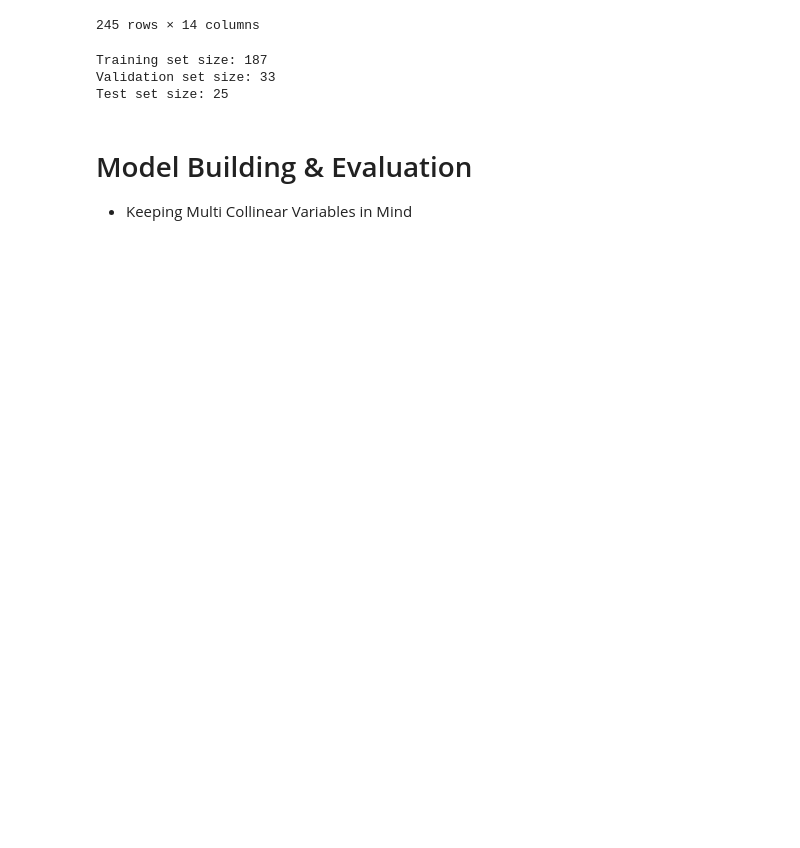
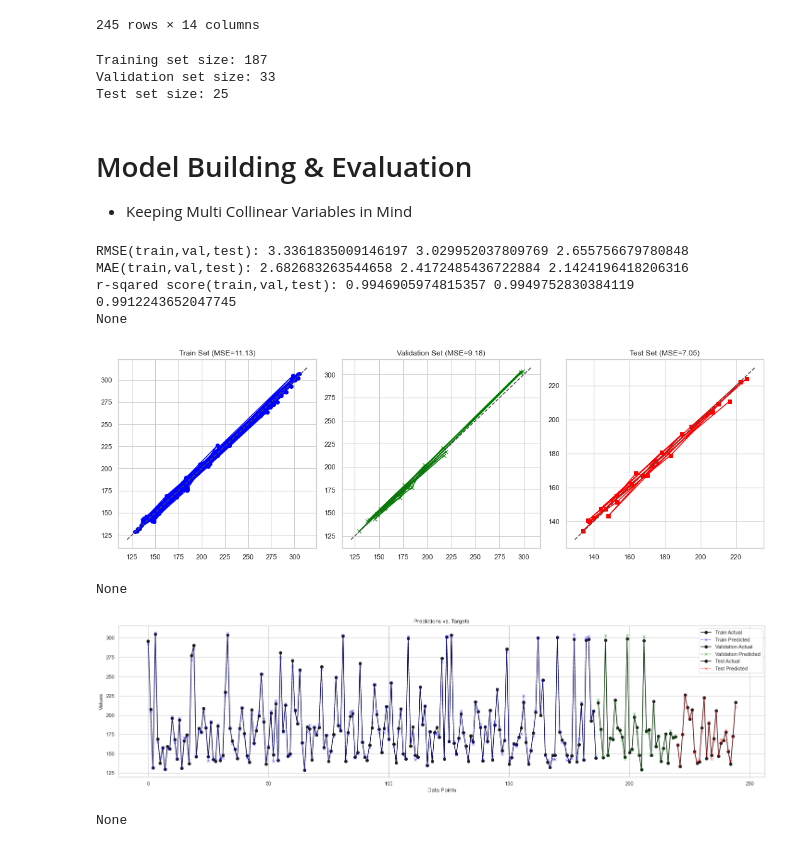
Before and after one commit to rbhattar07/HPI, a Jupyter notebook: main.ipynb, the cells around one changed output. Drawn from its saved outputs; the diff is of its cells as text; code cells hidden in the pictures; blank space fills up the shorter version.

```diff
--- a/main.ipynb
+++ b/main.ipynb
@@ -388,4 +369,46 @@ def plot_predictions_vs_targets(model, inputs, targets, title="Predictions vs. T
+# %%
+def plot_predictions_vs_targets(model, train_inputs, train_targets, val_inputs, val_targets, test_inputs, test_targets, title="Predictions vs. Targets"):
+    train_predictions = model.predict(train_inputs)
+    val_predictions = model.predict(val_inputs)
+    test_predictions = model.predict(test_inputs)
+
+    data_points_train = np.arange(len(train_targets))
+    data_points_val = np.arange(len(val_targets)) + len(train_targets)
+    data_points_test = np.arange(len(test_targets)) + len(train_targets) + len(val_targets)
+
+    plt.figure(figsize=(25, 6))
+    plt.plot(data_points_train, train_targets, label="Train Actual", marker='o', color='k')
+    plt.plot(data_points_train, train_predictions, label="Train Predicted", marker='x', linestyle='--', color='blue', alpha=0.5)
+
+    plt.plot(data_points_val, val_targets, label="Validation Actual", marker='o', color='k')
+    plt.plot(data_points_val, val_predictions, label="Validation Predicted", marker='x', linestyle='--', color='green', alpha=0.5)
+
+    plt.plot(data_points_test, test_targets, label="Test Actual", marker='o', color='k')
+    plt.plot(data_points_test, test_predictions, label="Test Predicted", marker='x', linestyle='--', color='red', alpha=0.5)
+
+    plt.xlabel("Data Points")
+    plt.ylabel("Values")
+    plt.title(title)
+    plt.legend()
+    plt.grid(True)
+    plt.show()
 # %% [markdown]
 # Model Building & Evaluation
 
 - Keeping Multi Collinear Variables in Mind
+# %%
+# Linear Regression
+
+lr = LinearRegression().fit(train_inputs, train_target)
+print(evaluate(lr))
+print(plot_actual_vs_predicted(lr, train_inputs, val_inputs, test_inputs, train_target, val_target, test_target))
+print(plot_predictions_vs_targets(lr, train_inputs, train_target, val_inputs, val_target, test_inputs, test_target, title="Predictions vs. Targets"))
+# %% [output]
+RMSE(train,val,test): 3.3361835009146197 3.029952037809769 2.655756679780848
+MAE(train,val,test): 2.682683263544658 2.4172485436722884 2.1424196418206316
+r-sqared score(train,val,test): 0.9946905974815357 0.9949752830384119 0.9912243652047745
+None
+[figure, added]
+None
+[figure, added]
+None
```
Also changed, not shown: parts of 5 cells of this notebook.
